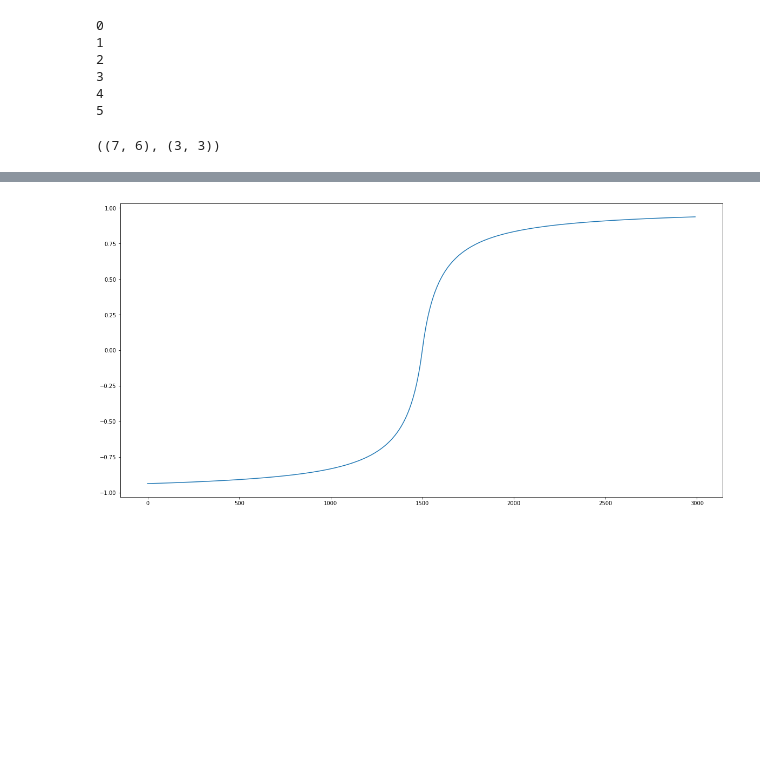
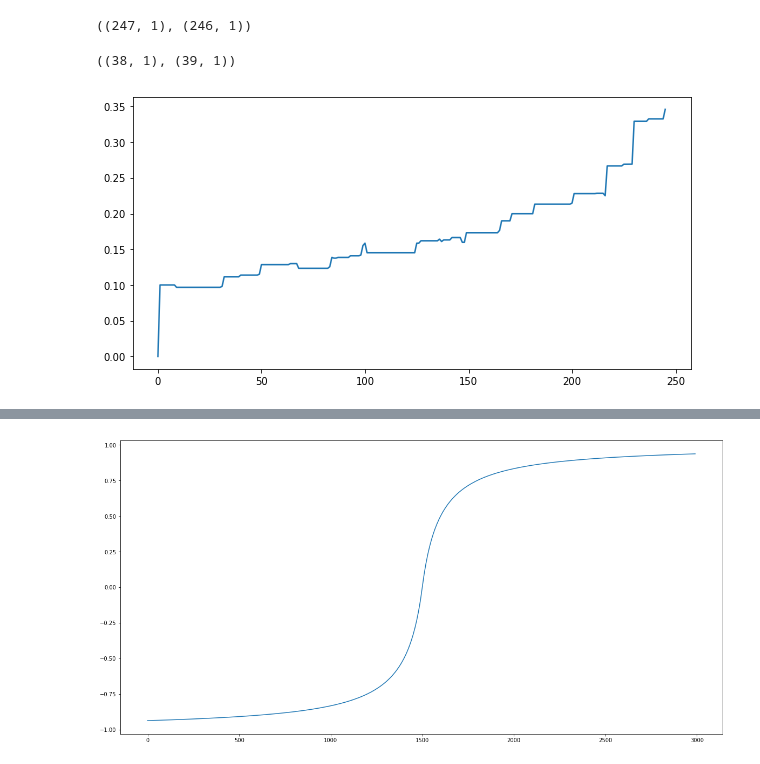
Before and after one commit to ARVILab/monopoly, a Jupyter notebook: loss_viz.ipynb, the cells around one changed output, grey strips where cells are left out. Cells and saved outputs as stored; diff of their text form; code cells hidden in the pictures; blank space fills up the shorter version.

Commit message:
new reward function, tests

```diff
--- a/loss_viz.ipynb
+++ b/loss_viz.ipynb
@@ -73,16 +5,10 @@ tensor([[5]]) tensor([[5]]) True
-# %%
-for val in teb:
-    print(val.item())
-# %% [output]
-0
-1
-2
-3
-4
-5
 # %%
-metrics = pd.read_csv('models/metrics.csv')
-winrates = pd.read_csv('models/winrates.csv')
-metrics.shape, winrates.shape
+# metrics = pd.read_csv('models/metrics.csv')
+# winrates = pd.read_csv('models/winrates.csv')
+rewards_rl = pd.read_csv('rewards_rl.csv', names=['reward'])#.iloc[:338]
+rewards_fix = pd.read_csv('rewards_opp.csv', names=['reward'])#.iloc[:385]
+# metrics.shape, winrates.shape
-# %% [output]
-((7, 6), (3, 3))
+# %%
+rewards_rl.shape, rewards_fix.shape
+# %% [output]
+((247, 1), (246, 1))
@@ -88,0 +18,10 @@ metrics.shape, winrates.shape
+# %%
+rewards_rl_no_dubs.shape, rewards_fix_no_dubs.shape
+# %% [output]
+((38, 1), (39, 1))
+# %%
+plt.figure(figsize=(10,5))
+plt.plot(rewards_fix.index, rewards_fix.reward)
+plt.show()
+# %% [output]
+[figure, added]
```
Also changed, not shown: parts of 19 cells of this notebook, 9 other files.
